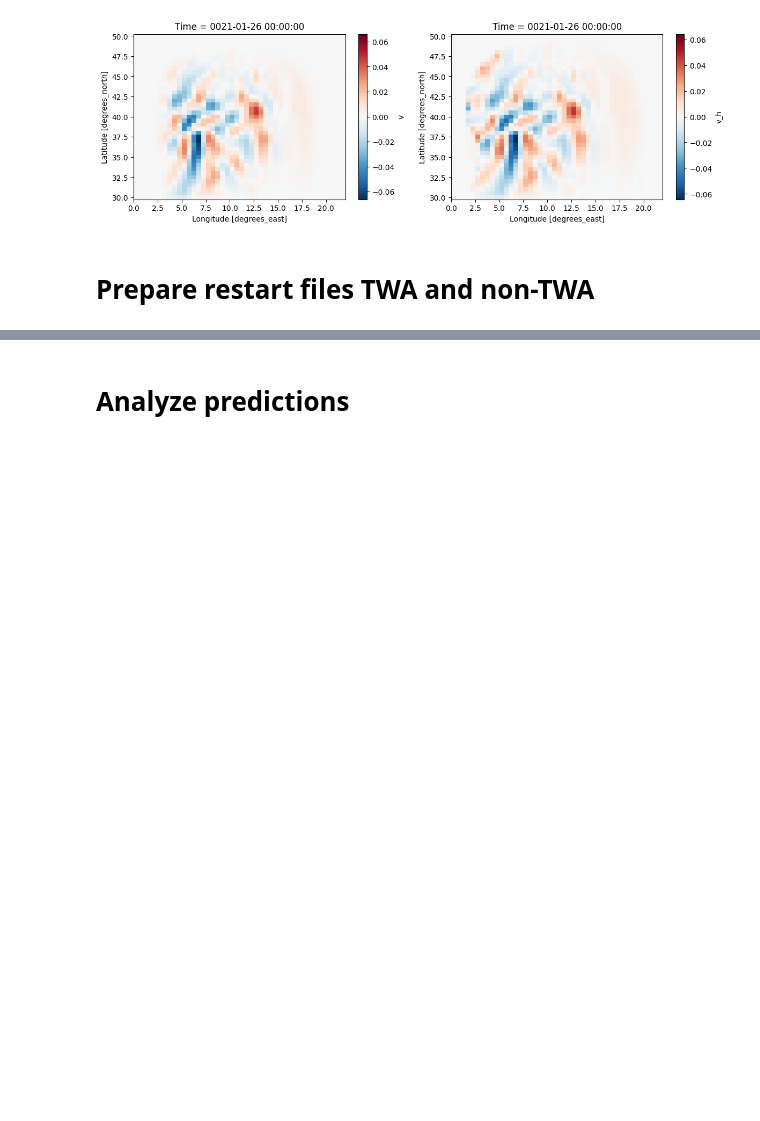
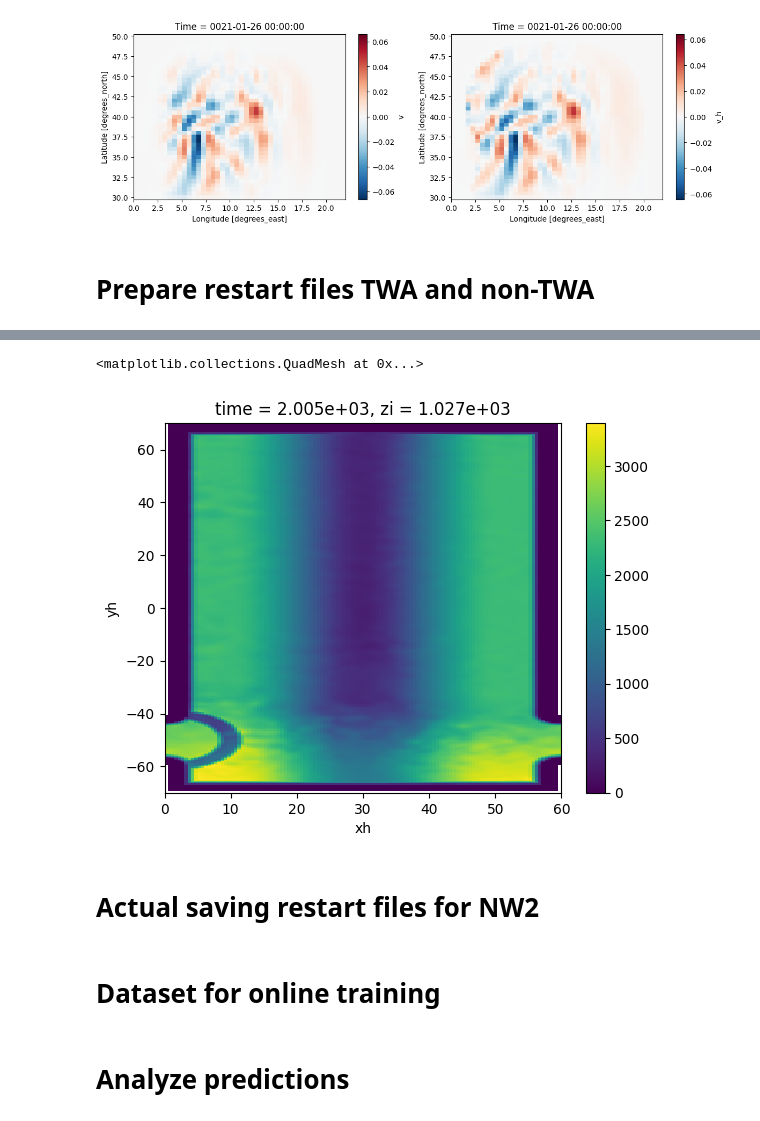
Before and after one commit to m2lines/calibration-MOM6, a Jupyter notebook: notebooks/RESTART_FILE.ipynb, the cells around one changed output, grey strips where cells are left out. Cells and saved outputs as stored; diff of their text form; code cells hidden in the pictures; blank space fills up the shorter version.

```diff
--- a/notebooks/RESTART_FILE.ipynb
+++ b/notebooks/RESTART_FILE.ipynb
@@ -123,0 +152,5 @@ TWA.transpose('Time',...).to_netcdf(f'/scratch/pp2681/mom6/Feb2022/filtered/R32_
+# %%
+(e-e_btm)[0][-6].plot()
+# %% [output]
+<matplotlib.collections.QuadMesh at 0x...>
+[figure, added]
@@ -123,0 +163,2 @@ TWA.transpose('Time',...).to_netcdf(f'/scratch/pp2681/mom6/Feb2022/filtered/R32_
+# %% [markdown]
+# Actual saving restart files for NW2
@@ -123,0 +171,2 @@ TWA.transpose('Time',...).to_netcdf(f'/scratch/pp2681/mom6/Feb2022/filtered/R32_
+# %% [markdown]
+# Dataset for online training
```
Also changed, not shown: parts of 14 cells of this notebook, 4 other files.
